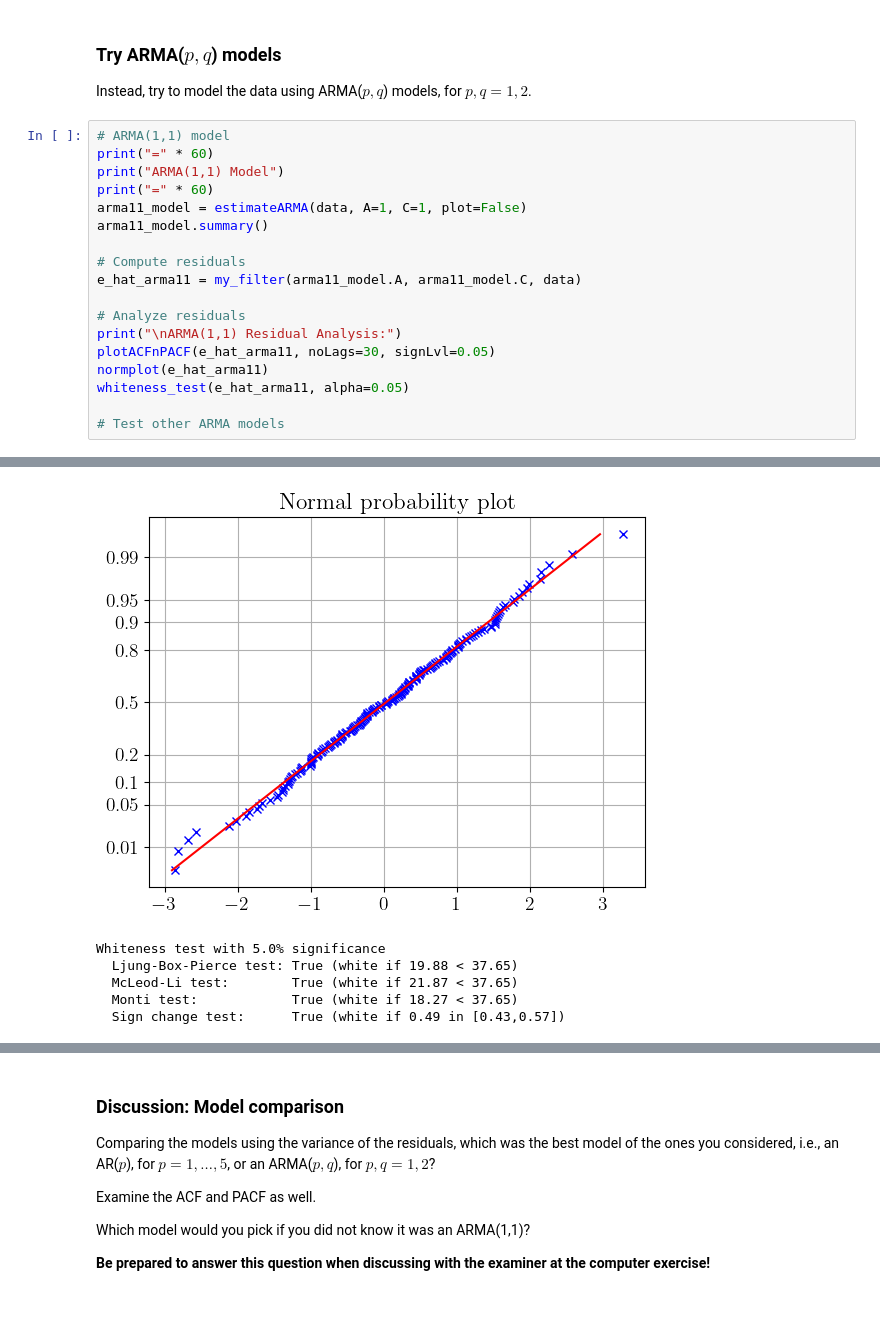
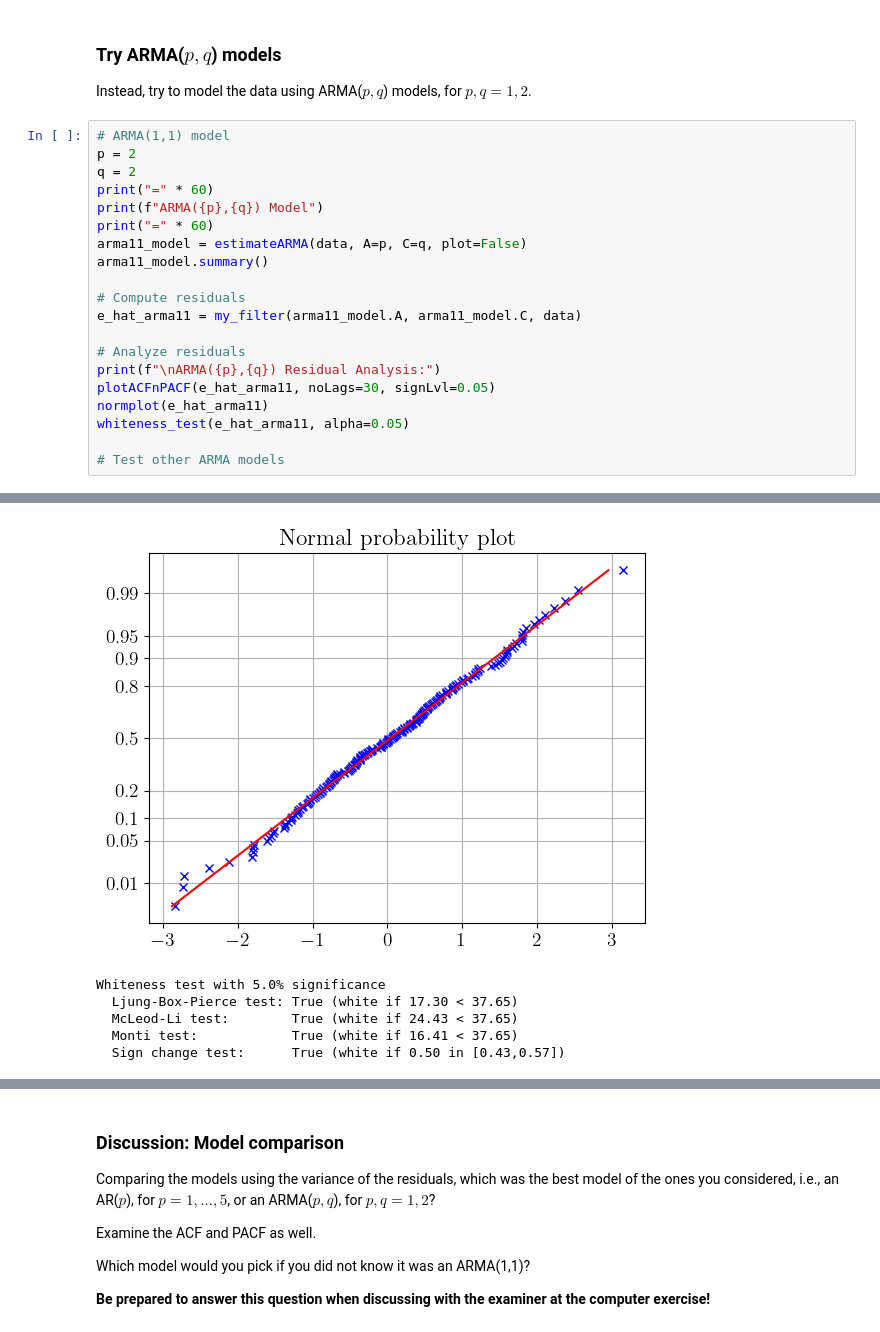
Before and after one commit to asifakhan09/MASM17-Time-series-analysis, a Jupyter notebook: Lab 1/lab1_johan.ipynb, the cells around one changed output, grey strips where cells are left out. Drawn from its saved outputs; the diff is of its cells as text.

```diff
--- a/Lab 1/lab1_johan.ipynb
+++ b/Lab 1/lab1_johan.ipynb
@@ -418,17 +438,19 @@ Whiteness test with 5.0% significance
 Instead, try to model the data using ARMA($p,q$) models, for $p,q = 1, 2$.
 # %%
 # ARMA(1,1) model
+p = 2
+q = 2
 print("=" * 60)
-print("ARMA(1,1) Model")
+print(f"ARMA({p},{q}) Model")
 print("=" * 60)
-arma11_model = estimateARMA(data, A=1, C=1, plot=False)
+arma11_model = estimateARMA(data, A=p, C=q, plot=False)
 arma11_model.summary()
 
 # Compute residuals
 e_hat_arma11 = my_filter(arma11_model.A, arma11_model.C, data)
 
 # Analyze residuals
-print("\nARMA(1,1) Residual Analysis:")
+print(f"\nARMA({p},{q}) Residual Analysis:")
 plotACFnPACF(e_hat_arma11, noLags=30, signLvl=0.05)
 normplot(e_hat_arma11)
 whiteness_test(e_hat_arma11, alpha=0.05)
@@ -455,6 +477,6 @@ ARMA(1,1) Residual Analysis:
-[figure, old version]
+[figure, new version]
 Whiteness test with 5.0% significance
-  Ljung-Box-Pierce test: True (white if 19.88 < 37.65)
-  McLeod-Li test:        True (white if 21.87 < 37.65)
-  Monti test:            True (white if 18.27 < 37.65)
-  Sign change test:      True (white if 0.49 in [0.43,0.57])
+  Ljung-Box-Pierce test: True (white if 17.30 < 37.65)
+  McLeod-Li test:        True (white if 24.43 < 37.65)
+  Monti test:            True (white if 16.41 < 37.65)
+  Sign change test:      True (white if 0.50 in [0.43,0.57])
```
Also changed, not shown: parts of 14 cells of this notebook.
